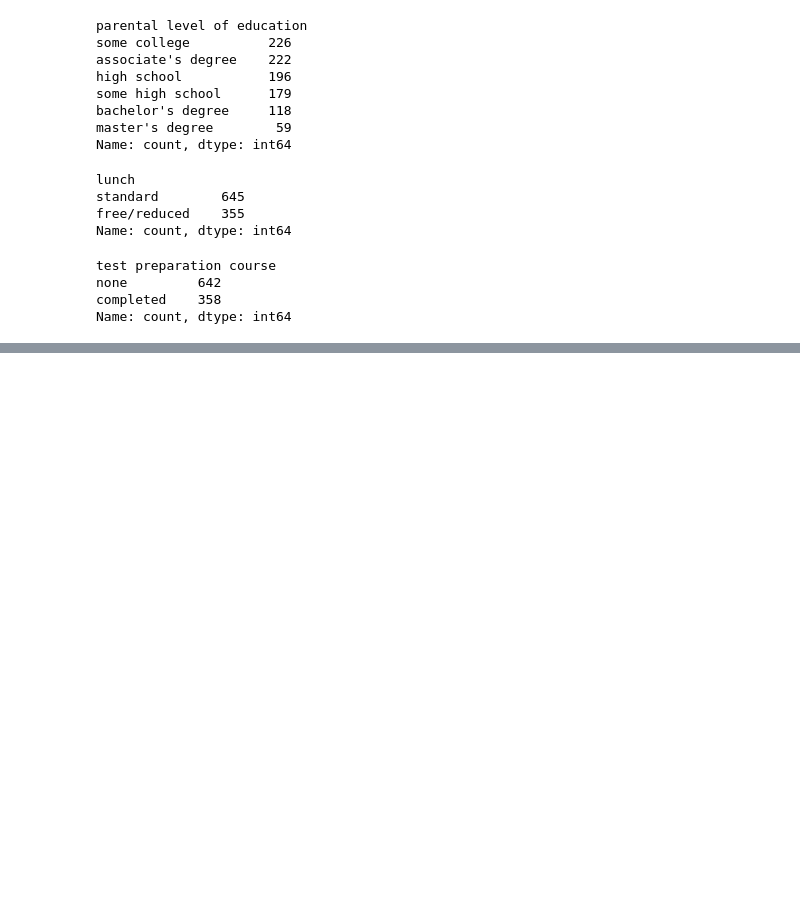
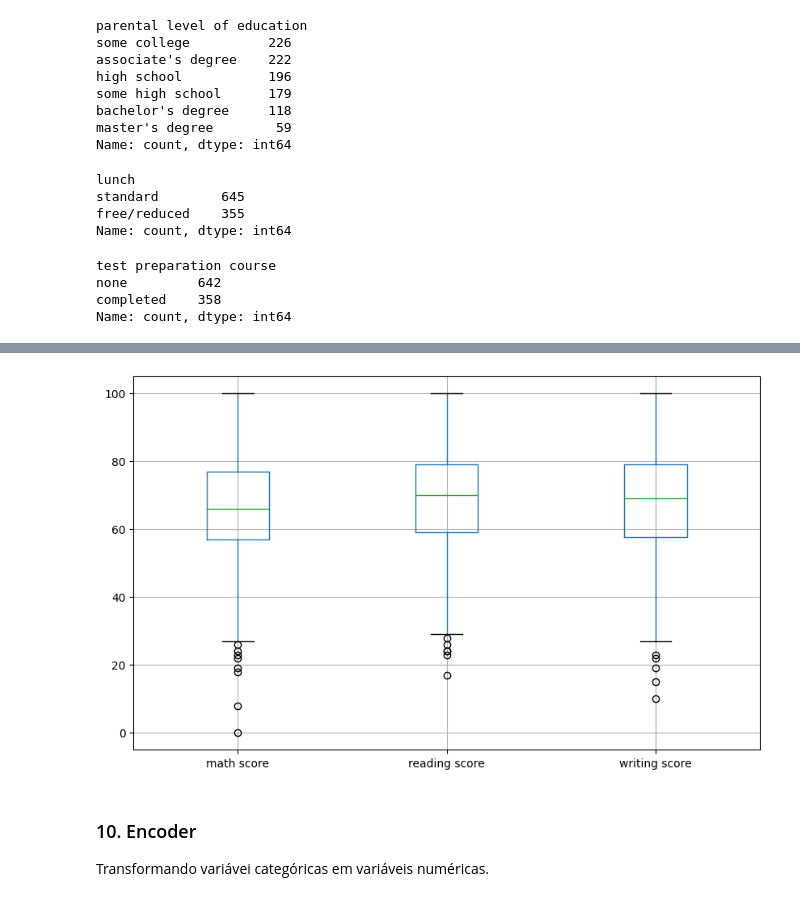
Before and after one commit to KARINAgoncalvesSOARES/kmens, a Jupyter notebook: 2_StudentsPerformance/Students_Performance.ipynb, the cells around one changed output, grey strips where cells are left out. Cells and saved outputs as stored; diff of their text form; code cells hidden in the pictures; blank space fills up the shorter version.

```diff
--- a/2_StudentsPerformance/Students_Performance.ipynb
+++ b/2_StudentsPerformance/Students_Performance.ipynb
@@ -144,0 +203,9 @@ Name: count, dtype: int64
+# %%
+plt.figure(figsize=(10,6))
+df.boxplot();
+# %% [output]
+[figure, added]
+# %% [markdown]
+### 10. Encoder
+
+Transformando variávei categóricas em variáveis numéricas.
```
Also changed, not shown: parts of 19 cells of this notebook.
